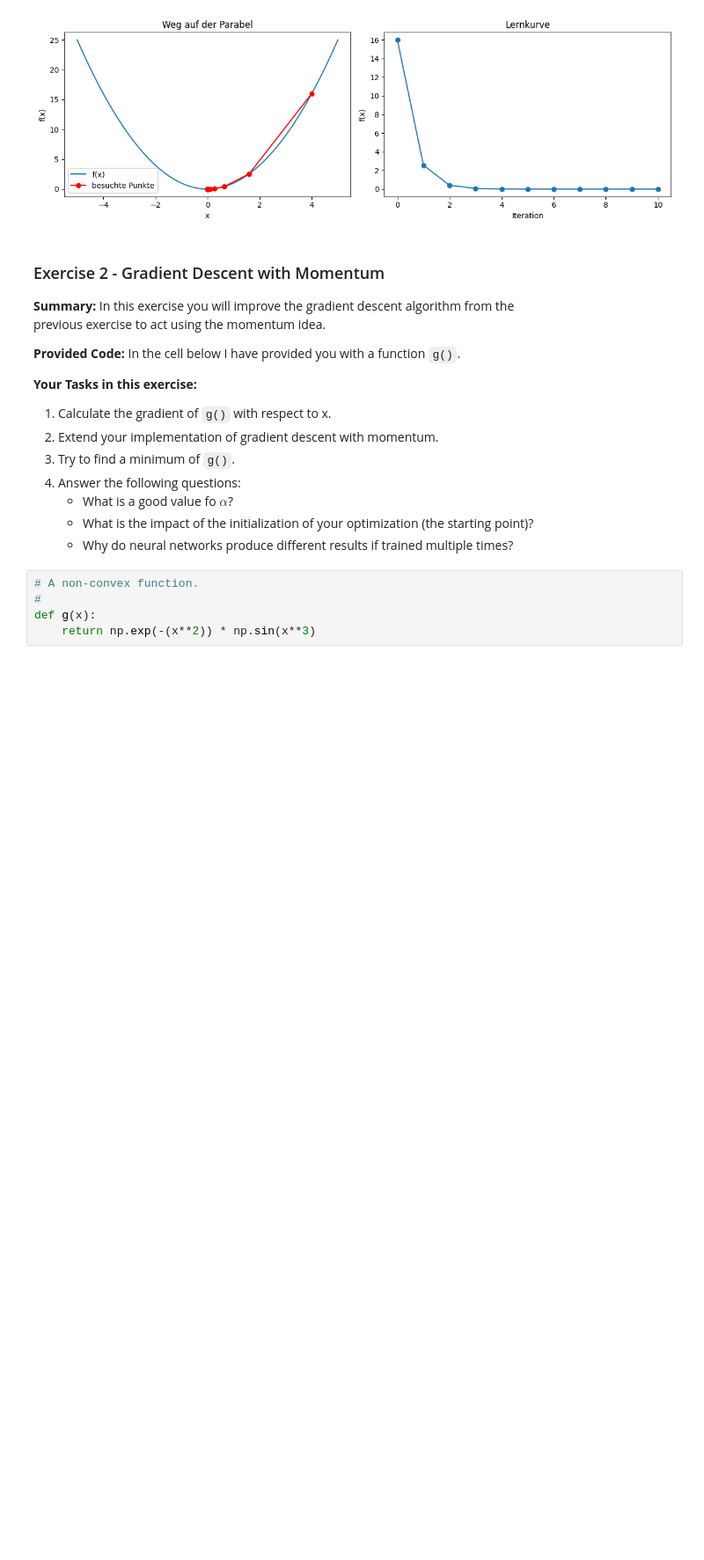
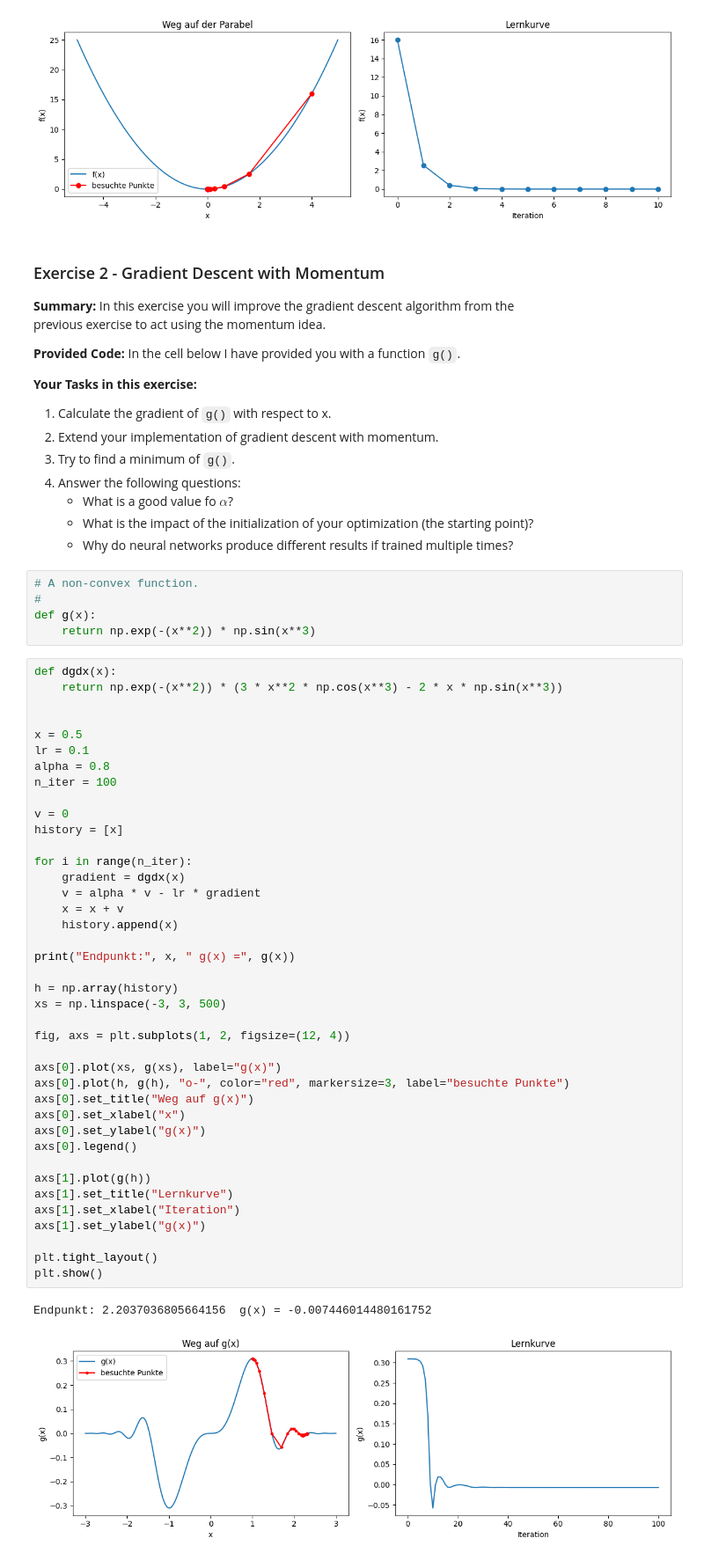
Before and after one commit to numanfh/neural-networks, a Jupyter notebook: Neural-Networks/SGD_Backpropagation/SGD_Backpropagation-Exercises.ipynb, the cells around one changed output. Shown at 88% size. Drawn from its saved outputs; the diff is of its cells as text; blank space fills up the shorter version.

```diff
--- a/Neural-Networks/SGD_Backpropagation/SGD_Backpropagation-Exercises.ipynb
+++ b/Neural-Networks/SGD_Backpropagation/SGD_Backpropagation-Exercises.ipynb
@@ -98,3 +98,46 @@ previous exercise to act using the momentum idea.
 #
 def g(x):
     return np.exp(-(x**2)) * np.sin(x**3)
+# %%
+def dgdx(x):
+    return np.exp(-(x**2)) * (3 * x**2 * np.cos(x**3) - 2 * x * np.sin(x**3))
+
+
+x = 0.5
+lr = 0.1
+alpha = 0.8
+n_iter = 100
+
+v = 0
+history = [x]
+
+for i in range(n_iter):
+    gradient = dgdx(x)
+    v = alpha * v - lr * gradient
+    x = x + v
+    history.append(x)
+
+print("Endpunkt:", x, " g(x) =", g(x))
+
+h = np.array(history)
+xs = np.linspace(-3, 3, 500)
+
+fig, axs = plt.subplots(1, 2, figsize=(12, 4))
+
+axs[0].plot(xs, g(xs), label="g(x)")
+axs[0].plot(h, g(h), "o-", color="red", markersize=3, label="besuchte Punkte")
+axs[0].set_title("Weg auf g(x)")
+axs[0].set_xlabel("x")
+axs[0].set_ylabel("g(x)")
+axs[0].legend()
+
+axs[1].plot(g(h))
+axs[1].set_title("Lernkurve")
+axs[1].set_xlabel("Iteration")
+axs[1].set_ylabel("g(x)")
+
+plt.tight_layout()
+plt.show()
+# %% [output]
+Endpunkt: 2.2037036805664156  g(x) = -0.007446014480161752
+[figure, added]
```
